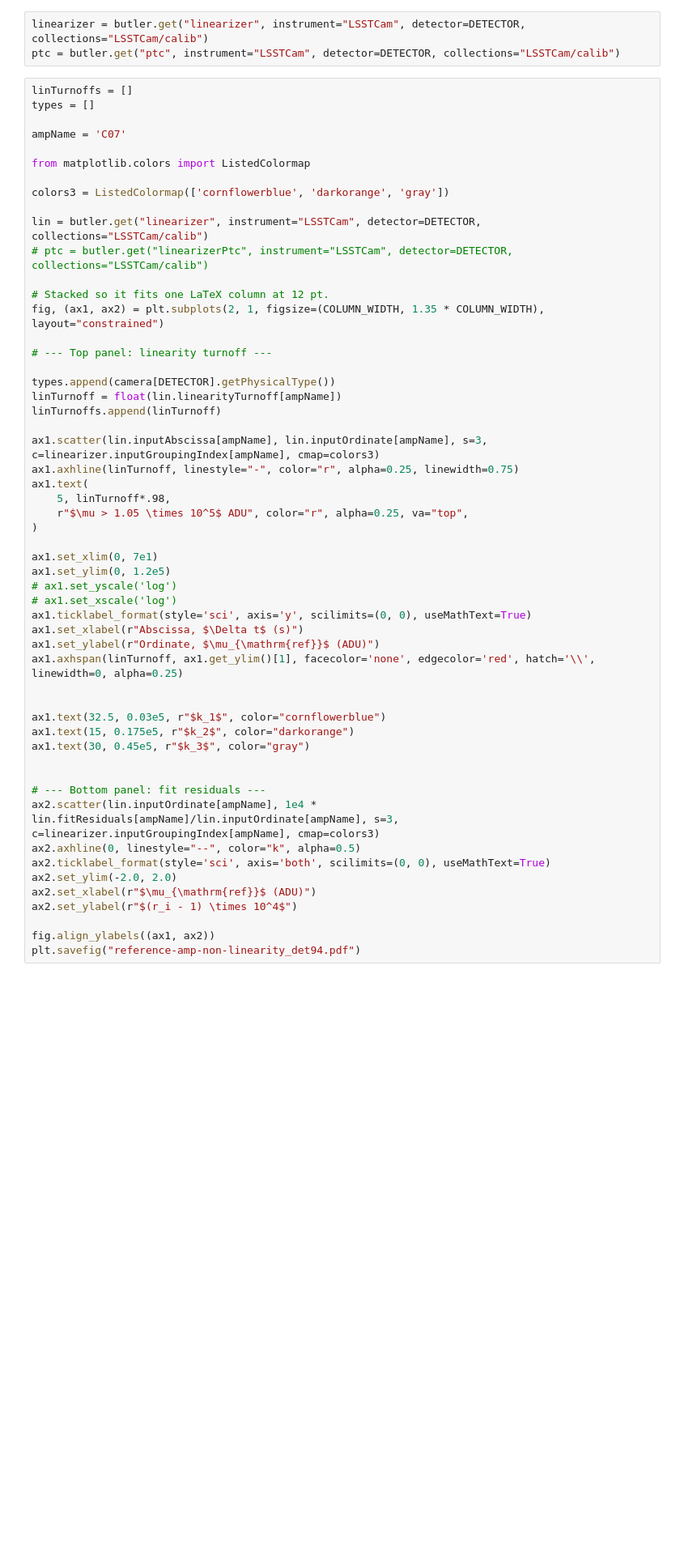
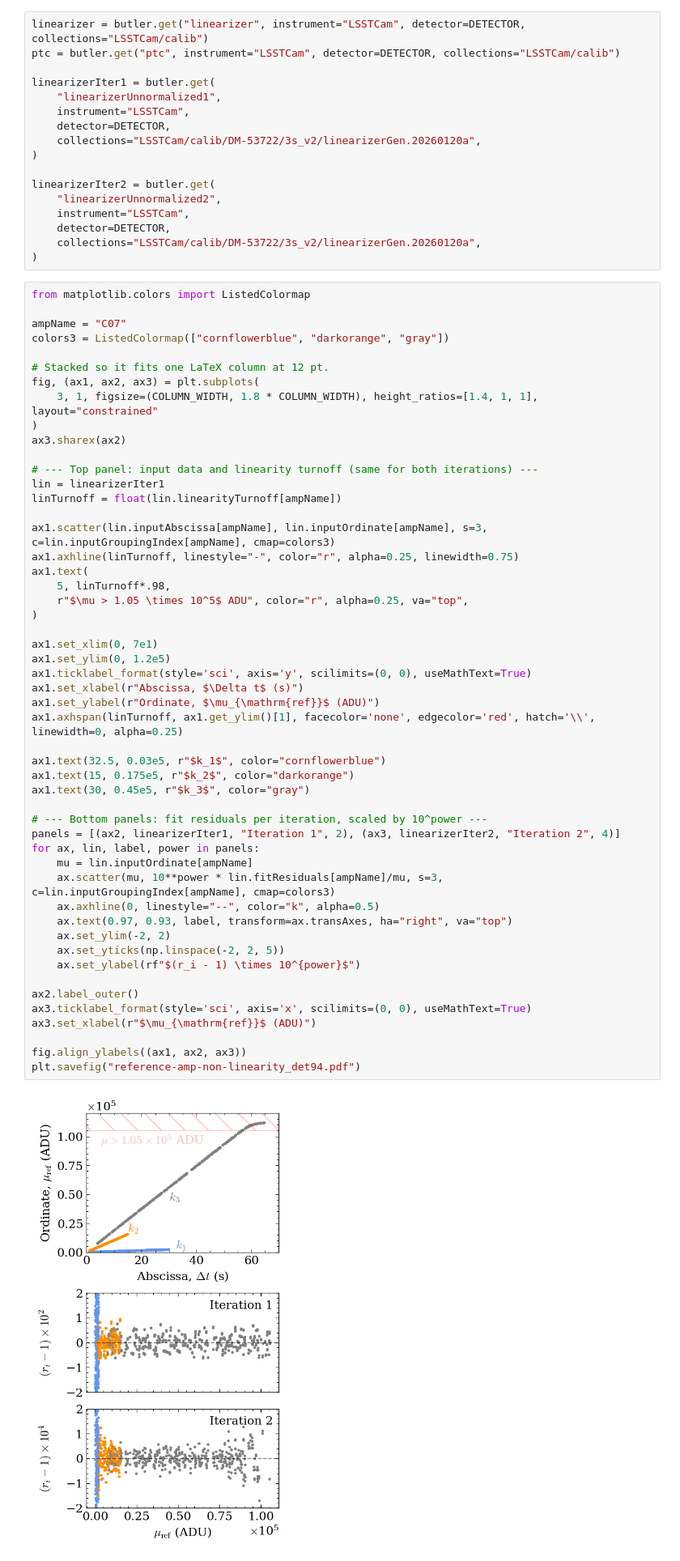
Before and after one commit to lsst/rtn-117, a Jupyter notebook: figures/src/linearity-paper-plot.ipynb, the cells around one changed output. Shown at 81% size. Saved outputs shown, nothing was run; the diff lists cells and outputs as text; blank space fills up the shorter version.

```diff
--- a/figures/src/linearity-paper-plot.ipynb
+++ b/figures/src/linearity-paper-plot.ipynb
@@ -84,60 +84,73 @@ AMP = "C03"  # "C16"
 # %%
 linearizer = butler.get("linearizer", instrument="LSSTCam", detector=DETECTOR, collections="LSSTCam/calib")
 ptc = butler.get("ptc", instrument="LSSTCam", detector=DETECTOR, collections="LSSTCam/calib")
+
+linearizerIter1 = butler.get(
+    "linearizerUnnormalized1",
+    instrument="LSSTCam",
+    detector=DETECTOR,
+    collections="LSSTCam/calib/DM-53722/3s_v2/linearizerGen.20260120a",
+)
+
+linearizerIter2 = butler.get(
+    "linearizerUnnormalized2",
+    instrument="LSSTCam",
+    detector=DETECTOR,
+    collections="LSSTCam/calib/DM-53722/3s_v2/linearizerGen.20260120a",
+)
 # %%
-linTurnoffs = []
-types = []
-
-ampName = 'C07'
-
 from matplotlib.colors import ListedColormap
 
-colors3 = ListedColormap(['cornflowerblue', 'darkorange', 'gray'])
-
-lin = butler.get("linearizer", instrument="LSSTCam", detector=DETECTOR, collections="LSSTCam/calib")
-# ptc = butler.get("linearizerPtc", instrument="LSSTCam", detector=DETECTOR, collections="LSSTCam/calib")
+ampName = "C07"
+colors3 = ListedColormap(["cornflowerblue", "darkorange", "gray"])
 
 # Stacked so it fits one LaTeX column at 12 pt.
-fig, (ax1, ax2) = plt.subplots(2, 1, figsize=(COLUMN_WIDTH, 1.35 * COLUMN_WIDTH), layout="constrained")
+fig, (ax1, ax2, ax3) = plt.subplots(
+    3, 1, figsize=(COLUMN_WIDTH, 1.8 * COLUMN_WIDTH), height_ratios=[1.4, 1, 1], layout="constrained"
+)
+ax3.sharex(ax2)
 
-# --- Top panel: linearity turnoff ---
+# --- Top panel: input data and linearity turnoff (same for both iterations) ---
+lin = linearizerIter1
+linTurnoff = float(lin.linearityTurnoff[ampName])
 
-types.append(camera[DETECTOR].getPhysicalType())
-linTurnoff = float(lin.linearityTurnoff[ampName])
-linTurnoffs.append(linTurnoff)
-
-ax1.scatter(lin.inputAbscissa[ampName], lin.inputOrdinate[ampName], s=3, c=linearizer.inputGroupingIndex[ampName], cmap=colors3)
+ax1.scatter(lin.inputAbscissa[ampName], lin.inputOrdinate[ampName], s=3, c=lin.inputGroupingIndex[ampName], cmap=colors3)
 ax1.axhline(linTurnoff, linestyle="-", color="r", alpha=0.25, linewidth=0.75)
 ax1.text(
     5, linTurnoff*.98,
     r"$\mu > 1.05 \times 10^5$ ADU", color="r", alpha=0.25, va="top",
 )
 
 ax1.set_xlim(0, 7e1)
 ax1.set_ylim(0, 1.2e5)
-# ax1.set_yscale('log')
-# ax1.set_xscale('log')
 ax1.ticklabel_format(style='sci', axis='y', scilimits=(0, 0), useMathText=True)
 ax1.set_xlabel(r"Abscissa, $\Delta t$ (s)")
 ax1.set_ylabel(r"Ordinate, $\mu_{\mathrm{ref}}$ (ADU)")
 ax1.axhspan(linTurnoff, ax1.get_ylim()[1], facecolor='none', edgecolor='red', hatch='\\', linewidth=0, alpha=0.25)
 
-
 ax1.text(32.5, 0.03e5, r"$k_1$", color="cornflowerblue")
 ax1.text(15, 0.175e5, r"$k_2$", color="darkorange")
 ax1.text(30, 0.45e5, r"$k_3$", color="gray")
 
+# --- Bottom panels: fit residuals per iteration, scaled by 10^power ---
+panels = [(ax2, linearizerIter1, "Iteration 1", 2), (ax3, linearizerIter2, "Iteration 2", 4)]
+for ax, lin, label, power in panels:
+    mu = lin.inputOrdinate[ampName]
+    ax.scatter(mu, 10**power * lin.fitResiduals[ampName]/mu, s=3, c=lin.inputGroupingIndex[ampName], cmap=colors3)
+    ax.axhline(0, linestyle="--", color="k", alpha=0.5)
+    ax.text(0.97, 0.93, label, transform=ax.transAxes, ha="right", va="top")
+    ax.set_ylim(-2, 2)
+    ax.set_yticks(np.linspace(-2, 2, 5))
+    ax.set_ylabel(rf"$(r_i - 1) \times 10^{power}$")
 
-# --- Bottom panel: fit residuals ---
-ax2.scatter(lin.inputOrdinate[ampName], 1e4 * lin.fitResiduals[ampName]/lin.inputOrdinate[ampName], s=3, c=linearizer.inputGroupingIndex[ampName], cmap=colors3)
-ax2.axhline(0, linestyle="--", color="k", alpha=0.5)
-ax2.ticklabel_format(style='sci', axis='both', scilimits=(0, 0), useMathText=True)
-ax2.set_ylim(-2.0, 2.0)
-ax2.set_xlabel(r"$\mu_{\mathrm{ref}}$ (ADU)")
-ax2.set_ylabel(r"$(r_i - 1) \times 10^4$")
+ax2.label_outer()
+ax3.ticklabel_format(style='sci', axis='x', scilimits=(0, 0), useMathText=True)
+ax3.set_xlabel(r"$\mu_{\mathrm{ref}}$ (ADU)")
 
-fig.align_ylabels((ax1, ax2))
+fig.align_ylabels((ax1, ax2, ax3))
 plt.savefig("reference-amp-non-linearity_det94.pdf")
+# %% [output]
+[figure, added]
 # %%
 # --- Paper figure: double-spline non-linearity, S_abs(mu) (top) and S_rel(mu) (bottom) ---
 from scipy.interpolate import Akima1DInterpolator
```
Also changed, not shown: parts of 1 cell of this notebook, 10 other files.
